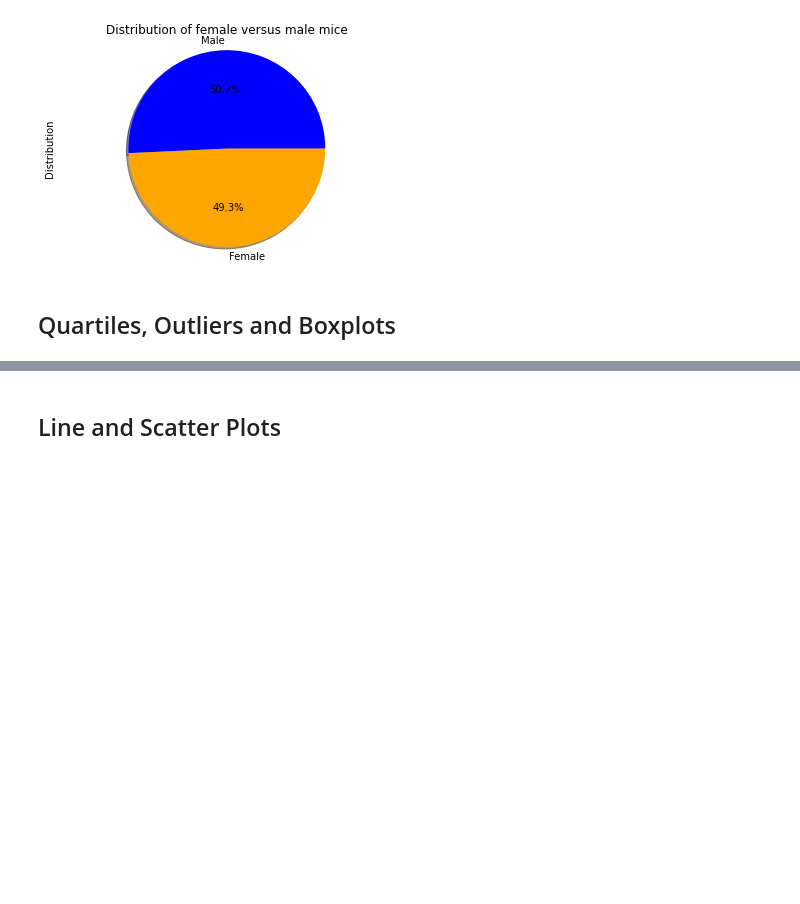
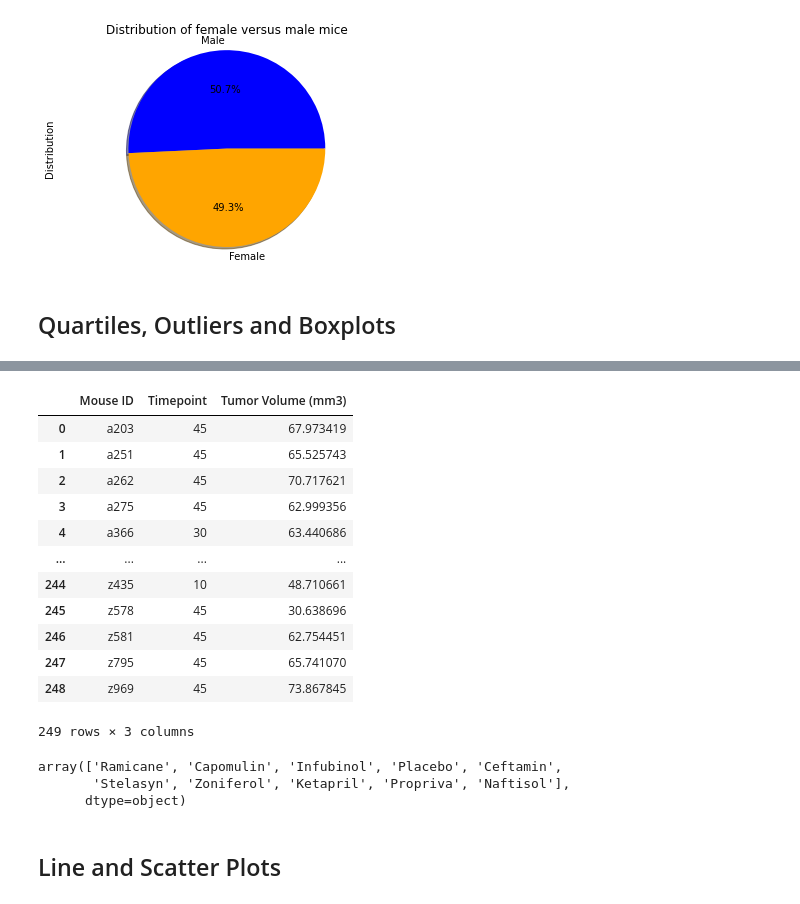
Before and after one commit to radhar16/Matplotlib---challenge, a Jupyter notebook: Pymaceuticals/pymaceuticals_starter.ipynb, the cells around one changed output, grey strips where cells are left out. Saved outputs shown, nothing was run; the diff lists cells and outputs as text; code cells hidden in the pictures; blank space fills up the shorter version.

```diff
--- a/Pymaceuticals/pymaceuticals_starter.ipynb
+++ b/Pymaceuticals/pymaceuticals_starter.ipynb
@@ -234,0 +270,8 @@ Text(0, 0.5, 'Distribution')
+# %%
+# Start by getting the last (greatest) timepoint for each mouse
+
+selected_columns_timepoint = clean_data[["Mouse ID","Timepoint"]].sort_values(["Mouse ID","Timepoint"])
+selected_columns_timepoint = selected_columns_timepoint.groupby(["Mouse ID"])
+last_timepoint = selected_columns_timepoint.max()
+last_timepoint = last_timepoint.reset_index()
+last_timepoint
@@ -235,3 +292,30 @@ Text(0, 0.5, 'Distribution')
+# %%
+# Merge this group df with the original dataframe to get the tumor volume at the last timepoint
+
+merge_df = pd.merge(last_timepoint,clean_data, on=["Mouse ID","Timepoint"], how ="inner")
+
+merge_df = merge_df[["Mouse ID","Timepoint","Tumor Volume (mm3)"]]
+merge_df
+# %% [output]
+|  | Mouse ID | Timepoint | Tumor Volume (mm3) |
+| 0 | a203 | 45 | 67.973419 |
+| 1 | a251 | 45 | 65.525743 |
+| 2 | a262 | 45 | 70.717621 |
+| 3 | a275 | 45 | 62.999356 |
+| 4 | a366 | 30 | 63.440686 |
+| ... | ... | ... | ... |
+| 244 | z435 | 10 | 48.710661 |
+| 245 | z578 | 45 | 30.638696 |
+| 246 | z581 | 45 | 62.754451 |
+| 247 | z795 | 45 | 65.741070 |
+| 248 | z969 | 45 | 73.867845 |
+249 rows × 3 columns
+# %%
+clean_data["Drug Regimen"].unique()
+# %% [output]
+array(['Ramicane', 'Capomulin', 'Infubinol', 'Placebo', 'Ceftamin',
+       'Stelasyn', 'Zoniferol', 'Ketapril', 'Propriva', 'Naftisol'],
+      dtype=object)
 # %%
 # Put treatments into a list for for loop (and later for plot labels)
 
```
Also changed, not shown: parts of 7 cells of this notebook.
